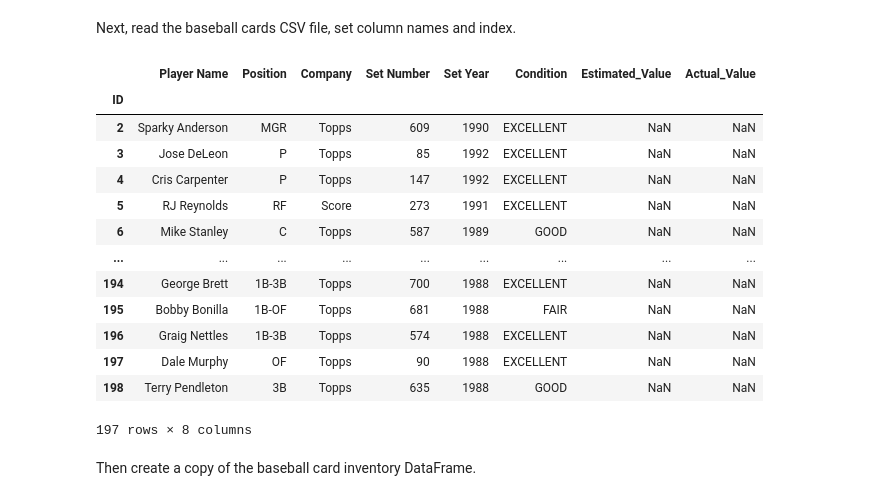
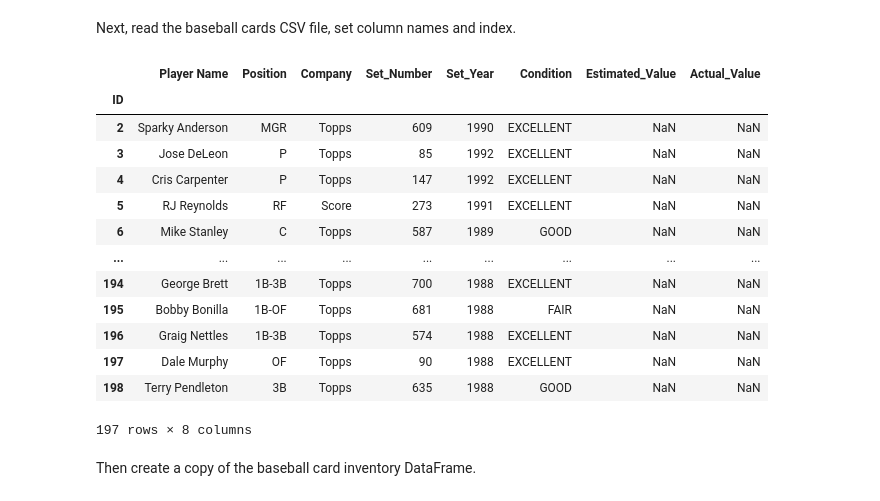
Before and after one commit to neal-rogers/IS362, a Jupyter notebook: project-2/nealrogers-project-2.ipynb, the cells around one changed output. Saved outputs shown, nothing was run; the diff lists cells and outputs as text; code cells hidden in the pictures.

```diff
--- a/project-2/nealrogers-project-2.ipynb
+++ b/project-2/nealrogers-project-2.ipynb
@@ -18,19 +21,19 @@ Next, read the baseball cards CSV file, set column names and index.
 # %%
 floc = r'D:\Projects\Educational\IS362\project-2\data\bbcards.csv'
 bb_csv = pd.read_csv(floc)
 bb_csv.columns = ['ID',
                   'Player Name',
                   'Position',
                   'Company',
-                  'Set Number',
-                  'Set Year',
+                  'Set_Number',
+                  'Set_Year',
                   'Condition',
                   'Estimated_Value',
                   'Actual_Value']
 bb_csv.set_index('ID', inplace=True)
 bb_csv
 # %% [output]
-|  | Player Name | Position | Company | Set Number | Set Year | Condition | Estimated_Value | Actual_Value |
+|  | Player Name | Position | Company | Set_Number | Set_Year | Condition | Estimated_Value | Actual_Value |
 | ID |  |  |  |  |  |  |  |  |
 | 2 | Sparky Anderson | MGR | Topps | 609 | 1990 | EXCELLENT | NaN | NaN |
 | 3 | Jose DeLeon | P | Topps | 85 | 1992 | EXCELLENT | NaN | NaN |
```
Also changed, not shown: parts of 16 cells of this notebook.
